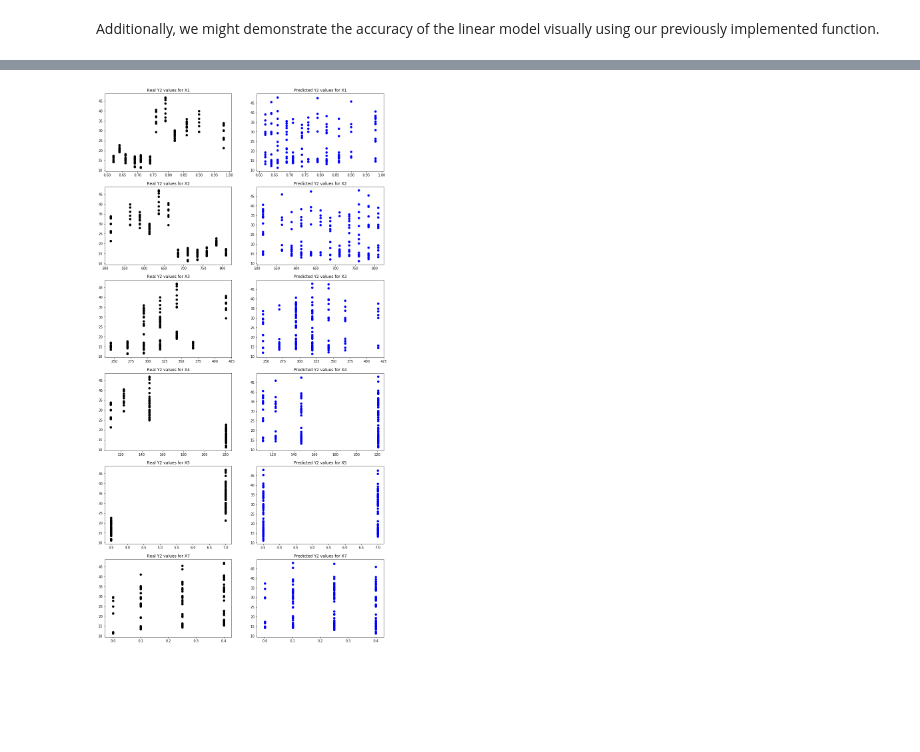
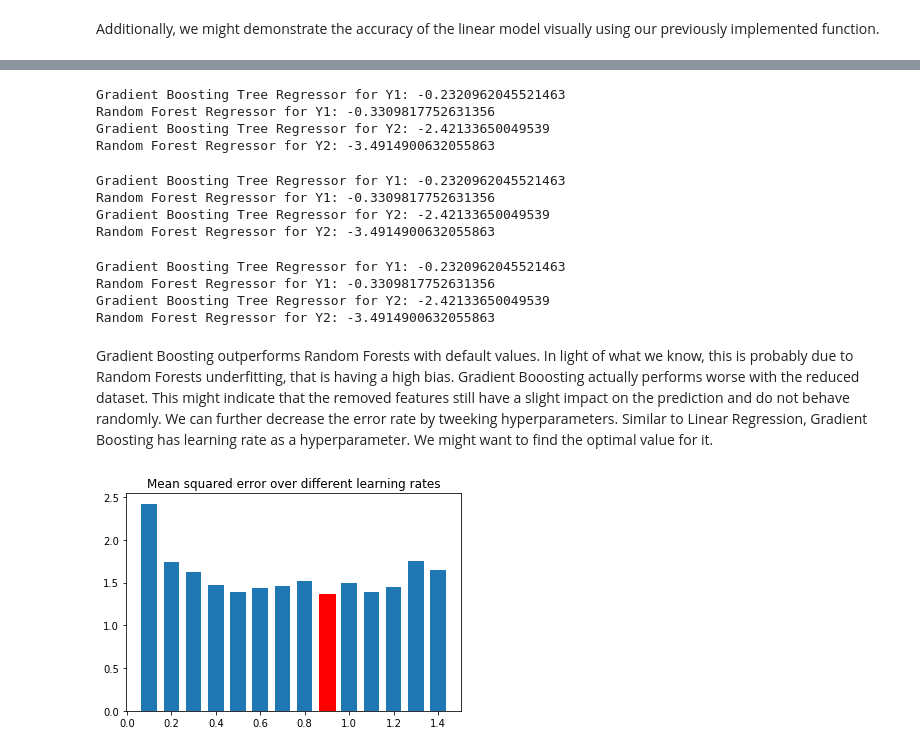
Before and after one commit to SamuelPavlik/CS5014Practical1, a Jupyter notebook: LinearRegression.ipynb, the cells around one changed output, grey strips where cells are left out. Drawn from its saved outputs; the diff is of its cells as text; code cells hidden in the pictures; blank space fills up the shorter version.

Commit message:
- Report style - Decision trees changed for Gradient Boosting

```diff
--- a/LinearRegression.ipynb
+++ b/LinearRegression.ipynb
@@ -362,4 +356,69 @@ graph.render("tree", format='png')
-# %%
-plotCorr(X_red_test, y_red_test, X_red_test.columns, 1, y_predicts)
-# %% [output]
-[figure, removed]
+# %%
+def get_score(X_t, y_t):
+    dec_tree = ensemble.GradientBoostingRegressor()
+    rand_tree = ensemble.RandomForestRegressor()
+    print("Gradient Boosting Tree Regressor for Y1: " + str(cross_val_score(dec_tree,
+                                                                            X_t,
+                                                                            y_t.values[:,0],
+                                                                            cv=4,
+                                                                            scoring='neg_mean_squared_error').mean()))
+    print("Random Forest Regressor for Y1: " + str(cross_val_score(rand_tree,
+                                                                    X_t,
+                                                                    y_t.values[:,0],
+                                                                    cv=4,
+                                                                    scoring='neg_mean_squared_error').mean()))
+    print("Gradient Boosting Tree Regressor for Y2: " + str(cross_val_score(dec_tree,
+                                                                            X_t,
+                                                                            y_t.values[:,1],
+                                                                            cv=4,
+                                                                            scoring='neg_mean_squared_error').mean()))
+    print("Random Forest Regressor for Y2: " + str(cross_val_score(rand_tree,
+                                                            X_t,
+                                                            y_t.values[:,1],
+                                                            cv=4,
+                                                            scoring='neg_mean_squared_error').mean()))
+# %% [output]
+Gradient Boosting Tree Regressor for Y1: -0.2320962045521463
+Random Forest Regressor for Y1: -0.3309817752631356
+Gradient Boosting Tree Regressor for Y2: -2.42133650049539
+Random Forest Regressor for Y2: -3.4914900632055863
+# %%
+get_score(X_train, y_train)
+# %% [output]
+Gradient Boosting Tree Regressor for Y1: -0.2320962045521463
+Random Forest Regressor for Y1: -0.3309817752631356
+Gradient Boosting Tree Regressor for Y2: -2.42133650049539
+Random Forest Regressor for Y2: -3.4914900632055863
+# %%
+
+get_score(X_red_train, y_red_train)
+# %% [output]
+Gradient Boosting Tree Regressor for Y1: -0.2320962045521463
+Random Forest Regressor for Y1: -0.3309817752631356
+Gradient Boosting Tree Regressor for Y2: -2.42133650049539
+Random Forest Regressor for Y2: -3.4914900632055863
+# %% [markdown]
+Gradient Boosting outperforms Random Forests with default values. In light of what we know, this is probably due to Random Forests underfitting, that is having a high bias. Gradient Booosting actually performs worse with the reduced dataset. This might indicate that the removed features still have a slight impact on the prediction and do not behave randomly. We can further decrease the error rate by tweeking hyperparameters. Similar to Linear Regression, Gradient Boosting has learning rate as a hyperparameter. We might want to find the optimal value for it.
+# %%
+xs = []
+lr_index = -1
+
+def getLRPlot(X, y, target):
+    xs = []
+    vals = []
+    for lr in frange(0.1,1.5, 0.1):
+        xs.append(lr)
+        vals.append(-cross_val_score(ensemble.GradientBoostingRegressor(learning_rate=lr),
+                                        X,
+                                        y.values[:,target],
+                                        cv=4,
+                                        scoring='neg_mean_squared_error').mean())
+
+    plt.subplot().set_title('Mean squared error over different learning rates')
+    barlist = plt.bar(xs, vals, width=0.07)
+    vals_np = np.array(vals)
+    lr_index = vals.index(vals_np.min())
+    barlist[lr_index].set_color('r')
+    plt.show()
+# %% [output]
+[figure, added]
```
Also changed, not shown: parts of 43 cells of this notebook, 1 other file.
